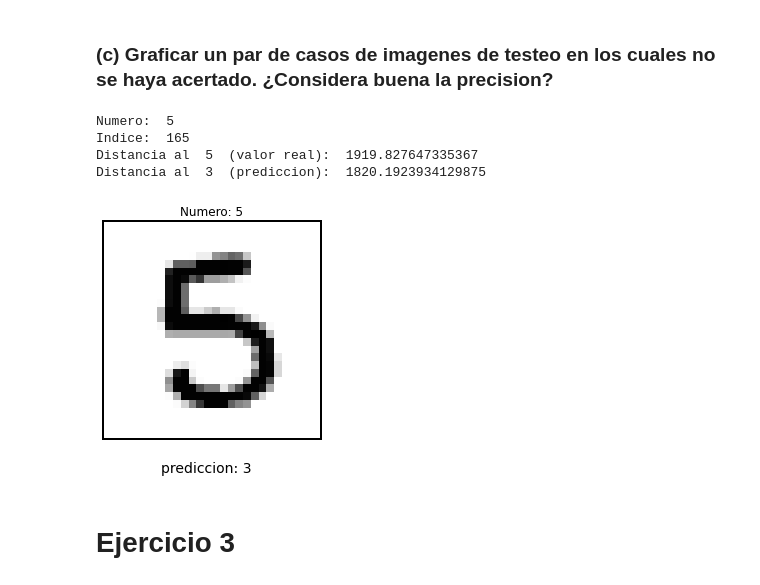
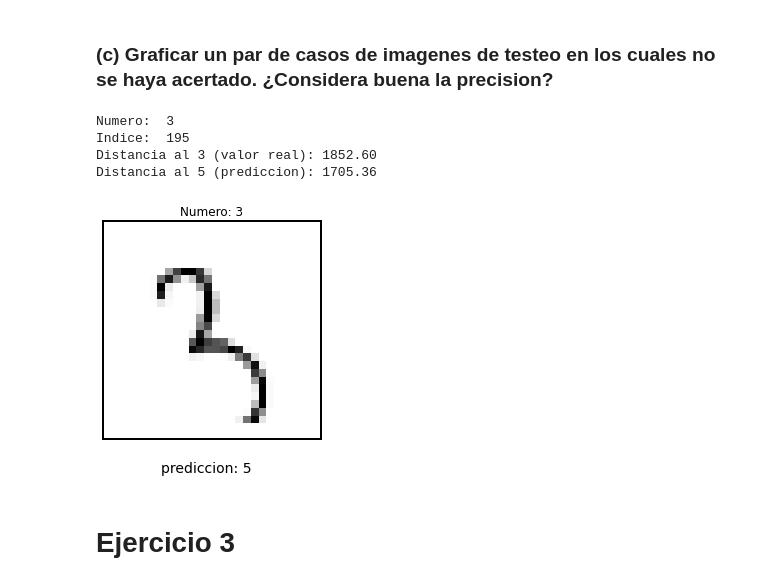
Before and after one commit to sanchez-17/TP2-AlgebraLinealComputacional-UBA-Exactas, a Jupyter notebook: Tp2.ipynb, the cells around one changed output. Drawn from its saved outputs; the diff is of its cells as text; code cells hidden in the pictures.

Commit message:
Reentrega de tp, cambio sustancial en filtrar imagenes no acertadas

```diff
--- a/Tp2.ipynb
+++ b/Tp2.ipynb
@@ -142,17 +163,17 @@ def prediccion(imagenes_prom,imagen_test):
     distancias = []
     #Calculamos todas las distancias y tomamos la minima
     for imagen in imagenes_prom:
-        dist = distancia(imagen[1:],imagen_test)
+        dist = distancia(imagen,imagen_test)
         distancias.append(dist)
-    pred = np.argmin(distancias)
+    pred = np.argmin(distancias) #Recorremos las 10 distancias(Una por cada imagen promedio), nos quedamos el indice de la minima que coincide con el digito comparado
     return pred
 
 
 # la funcion prediccion_200() toma un df (test) y la lista de promedios de las imagenes
 # devolvera una lista de 200 predicciones, de las primeras 200 imagenes del dataframe
 
-def prediccion_200(df_test,imagenes_prom):
-    df = df_test.iloc[:200,df_test.columns[1:]].values
+def predecir_k_imgs(df_test,imagenes_prom,cantidad_k):
+    df = df_test.iloc[:cantidad_k,df_test.columns[1:]].values
     predicciones = []
     for i in range(len(df)):
         pred_i = prediccion(imagenes_prom,df[i])
@@ -172,0 +197,19 @@ Precision:  0.83
+# %%
+def graficar_num_no_acertado(df,imagenes_p,cantidad):
+    calcular_precision = precision(df,imagenes_prom,cantidad)
+    imgs_no_acertadas = [idx for idx, e in enumerate(calcular_precision[1]) if e]
+    #indices_imagenes_no_acertadas = imagenes_no_acertadas(test,imagenes_prom,cantidad)
+    #generamos numero random para graficar alguna de las imagenes no acertadas
+    r = np.random.randint(0,len(imgs_no_acertadas))
+
+    # printeos extras
+    numero = test.iloc[imgs_no_acertadas[r],0]
+    indice = imgs_no_acertadas[r]
+    predic = prediccion(imagenes_prom,np.array(test.iloc[imgs_no_acertadas[r],1:]))
+    print('Numero: ',numero)
+    print('Indice: ',indice)
+    print(f'Distancia al {numero} (valor real): {distancia(imagenes_prom[numero],np.array(test.iloc[indice,1:])):.2f}')
+    print(f'Distancia al {predic} (prediccion): {distancia(imagenes_prom[predic],np.array(test.iloc[indice,1:])):.2f}')
+    graficar(test,imgs_no_acertadas[r],predic)
+
+graficar_num_no_acertado(test,imagenes_prom,200)
@@ -174,39 +223,38 @@ Precision:  0.83
 ### (c) Graficar un par de casos de imagenes de testeo en los cuales no se haya acertado. ¿Considera buena la precision?
 # %%
 
-def imagenes_no_acertadas(df,imagenes):
-    df = df.iloc[:200,:]
-    predicciones = np.array(prediccion_200(df,imagenes))    # array de las 200 predicciones
+def imagenes_no_acertadas(df,imagenes,cantidad):
+    df = df.iloc[:cantidad,:]
+    predicciones = np.array(predecir_k_imgs(df,imagenes,cantidad))    # array de las 200 predicciones
     valores_posta = np.array(df.iloc[:,0])  # array de los valores reales de cada imagen
     no_acertadas = pd.DataFrame(predicciones == valores_posta)
     indices_imagenes_no_acertadas = no_acertadas[no_acertadas[0] == False].index
     return indices_imagenes_no_acertadas
 
 
-def graficar_num_no_acertado():
-    indices_imagenes_no_acertadas = imagenes_no_acertadas(test,imagenes_prom)
+def graficar_num_no_acertado(cantidad):
+    indices_imagenes_no_acertadas = imagenes_no_acertadas(test,imagenes_prom,cantidad)
     #generamos numero random para graficar alguna de las imagenes no acertadas
     r = np.random.randint(0,len(indices_imagenes_no_acertadas))
 
     # printeos extras
     numero = test.iloc[indices_imagenes_no_acertadas[r],0]
     indice = indices_imagenes_no_acertadas[r]
     predic = prediccion(imagenes_prom,np.array(test.iloc[indices_imagenes_no_acertadas[r],1:]))
     print('Numero: ',numero)
     print('Indice: ',indice)
-    print('Distancia al ',numero,' (valor real): ',distancia(imagenes_prom[numero][1:],np.array(test.iloc[indice,1:])))
-    print('Distancia al ',predic,' (prediccion): ',distancia(imagenes_prom[predic][1:],np.array(test.iloc[indice,1:])))
-
+    print(f'Distancia al {numero} (valor real): {distancia(imagenes_prom[numero],np.array(test.iloc[indice,1:])):.2f}')
+    print(f'Distancia al {predic} (prediccion): {distancia(imagenes_prom[predic],np.array(test.iloc[indice,1:])):.2f}')
     graficar(test,indices_imagenes_no_acertadas[r],predic)
 
 
-graficar_num_no_acertado()
+graficar_num_no_acertado(200)
 # %% [output]
-Numero:  5
-Indice:  165
-Distancia al  5  (valor real):  1919.827647335367
-Distancia al  3  (prediccion):  1820.1923934129875
+Numero:  3
+Indice:  195
+Distancia al 3 (valor real): 1852.60
+Distancia al 5 (prediccion): 1705.36
-[figure, old version]
+[figure, new version]
 # %% [markdown]
 # Ejercicio 3
 # %% [markdown]
```
Also changed, not shown: parts of 11 cells of this notebook, 1 other file.
